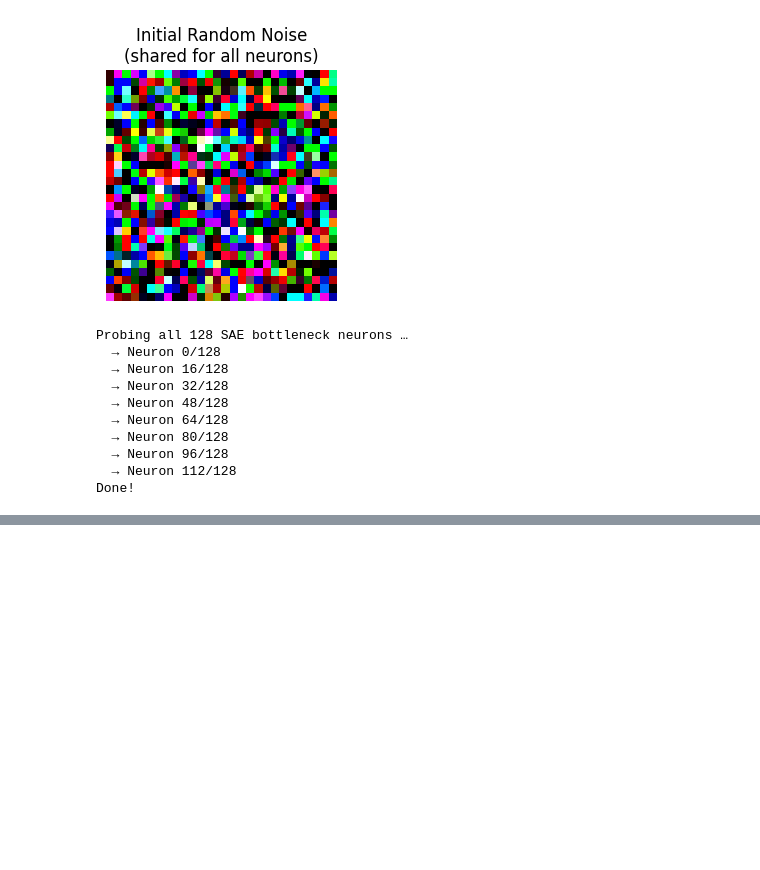
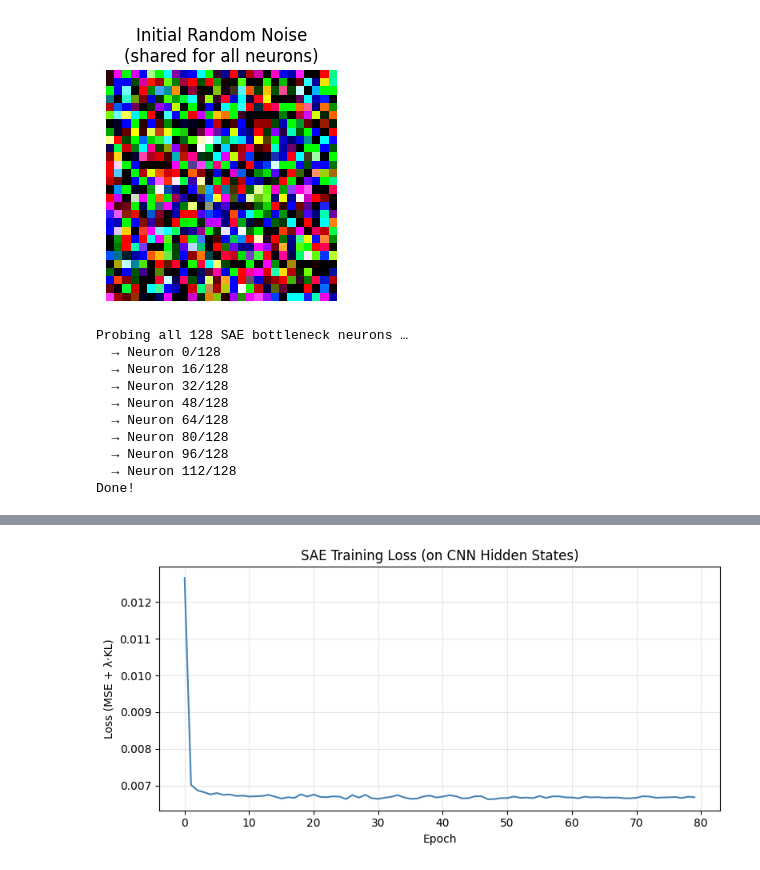
Before and after one commit to kmitvatsaveml/precogcvtask-unboxingblackbox-CNN-s, a Jupyter notebook: task6final.ipynb, the cells around one changed output, grey strips where cells are left out. Saved outputs shown, nothing was run; the diff lists cells and outputs as text; code cells hidden in the pictures; blank space fills up the shorter version.

```diff
--- a/task6final.ipynb
+++ b/task6final.ipynb
@@ -453,0 +546,75 @@ plt.show()
+# %%
+class SparseAutoencoder(nn.Module):
+    def __init__(self, input_dim, hidden_dim):
+        super().__init__()
+        self.encoder = nn.Linear(input_dim, hidden_dim)
+        self.decoder = nn.Linear(hidden_dim, input_dim)
+        nn.init.xavier_uniform_(self.encoder.weight)
+        nn.init.xavier_uniform_(self.decoder.weight)
+        nn.init.zeros_(self.encoder.bias)
+        nn.init.zeros_(self.decoder.bias)
+
+    def forward(self, x):
+        encoded = torch.relu(self.encoder(x))
+        decoded = self.decoder(encoded)       # no sigmoid — hidden states aren't [0,1]
+        return decoded, encoded
+
+# ── KEY CHANGE: input = CNN hidden states (784-dim), NOT raw images ──
+input_dim      = 784            # flattened conv3 output
+hidden_dim     = 512            # overcomplete: 512 > 784? yes, that's the point of SAEs
+sparsity_level = 0.05
+lambda_sparse  = 1e-3
+EPOCHS         = 80
+BATCH_SIZE     = 256
+LR             = 1e-3
+
+sae = SparseAutoencoder(input_dim, hidden_dim).to(device)
+optimizer = torch.optim.Adam(sae.parameters(), lr=LR)
+
+# Train on normalised hidden states
+train_loader = DataLoader(TensorDataset(H_easy_norm), batch_size=BATCH_SIZE,
+                          shuffle=True, pin_memory=True)
+
+def kl_divergence(rho, rho_hat):
+    rho_hat = rho_hat.clamp(1e-6, 1 - 1e-6)
+    return (rho * torch.log(rho / rho_hat) +
+            (1 - rho) * torch.log((1 - rho) / (1 - rho_hat))).sum()
+
+print(f"SAE on HIDDEN STATES: {input_dim} → {hidden_dim} → {input_dim}")
+print(f"ρ = {sparsity_level},  λ = {lambda_sparse},  epochs = {EPOCHS}\n")
+
+loss_history = []
+for epoch in range(1, EPOCHS + 1):
+    sae.train()
+    epoch_loss, n = 0.0, 0
+    for (batch_h,) in train_loader:
+        batch_h = batch_h.to(device)
+        reconstructed, encoded = sae(batch_h)
+
+        mse_loss = F.mse_loss(reconstructed, batch_h)
+        mean_act = encoded.mean(dim=0)
+        kl_loss  = kl_divergence(sparsity_level, mean_act)
+        loss = mse_loss + lambda_sparse * kl_loss
+
+        if not torch.isfinite(loss):
+            optimizer.zero_grad(); continue
+
+        optimizer.zero_grad()
+        loss.backward()
+        torch.nn.utils.clip_grad_norm_(sae.parameters(), max_norm=1.0)
+        optimizer.step()
+
+        epoch_loss += loss.item() * len(batch_h)
+        n += len(batch_h)
+
+    avg = epoch_loss / max(n, 1)
+    loss_history.append(avg)
+    if epoch % 10 == 0 or epoch == 1:
+        print(f"  Epoch {epoch:3d}/{EPOCHS}   Loss = {avg:.6f}")
+
+plt.figure(figsize=(8, 4))
+plt.plot(loss_history, color="steelblue")
+plt.xlabel("Epoch"); plt.ylabel("Loss (MSE + λ·KL)")
+plt.title("SAE Training Loss (on CNN Hidden States)"); plt.grid(True, alpha=0.3)
+plt.tight_layout(); plt.show()
+# %% [output]
@@ -453,0 +633 @@ plt.show()
+[figure, added]
```
Also changed, not shown: parts of 28 cells of this notebook.
